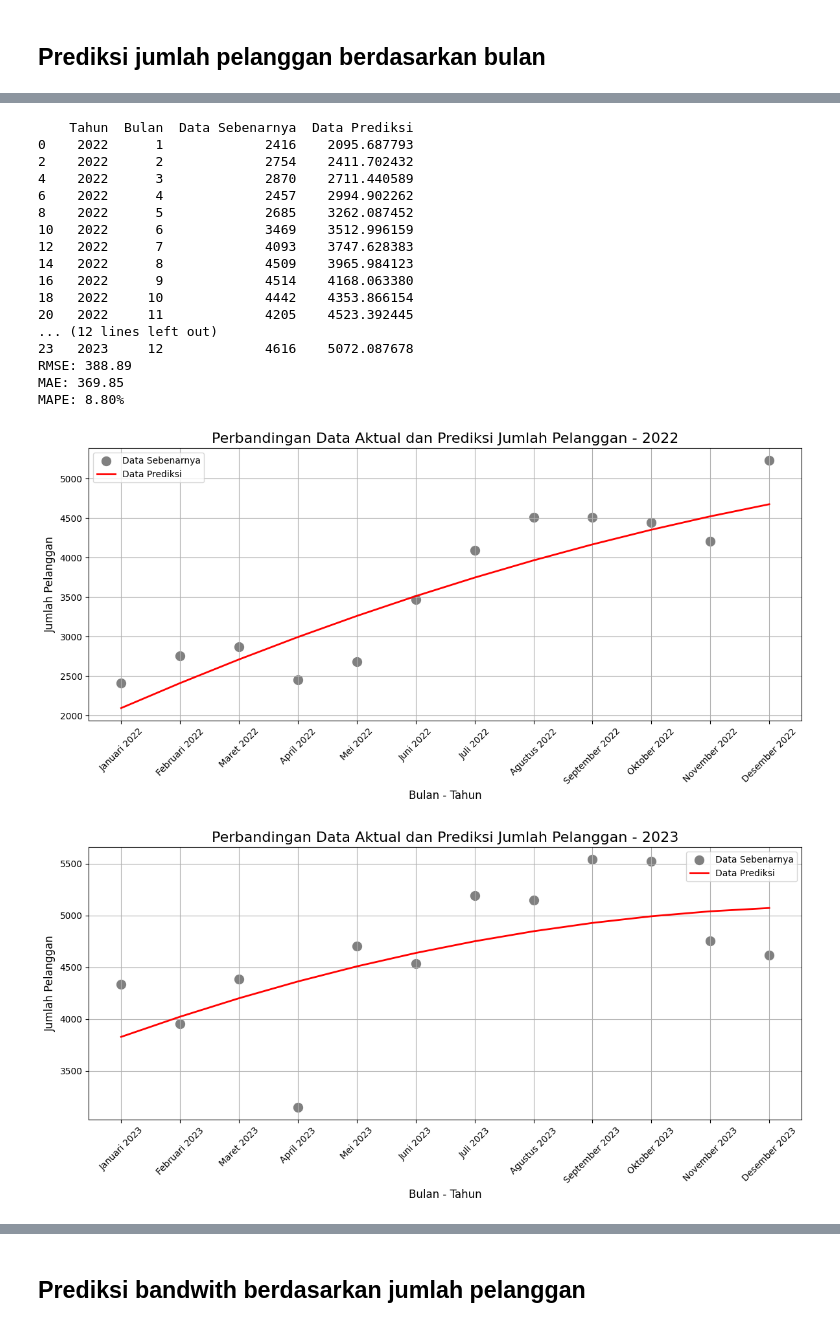
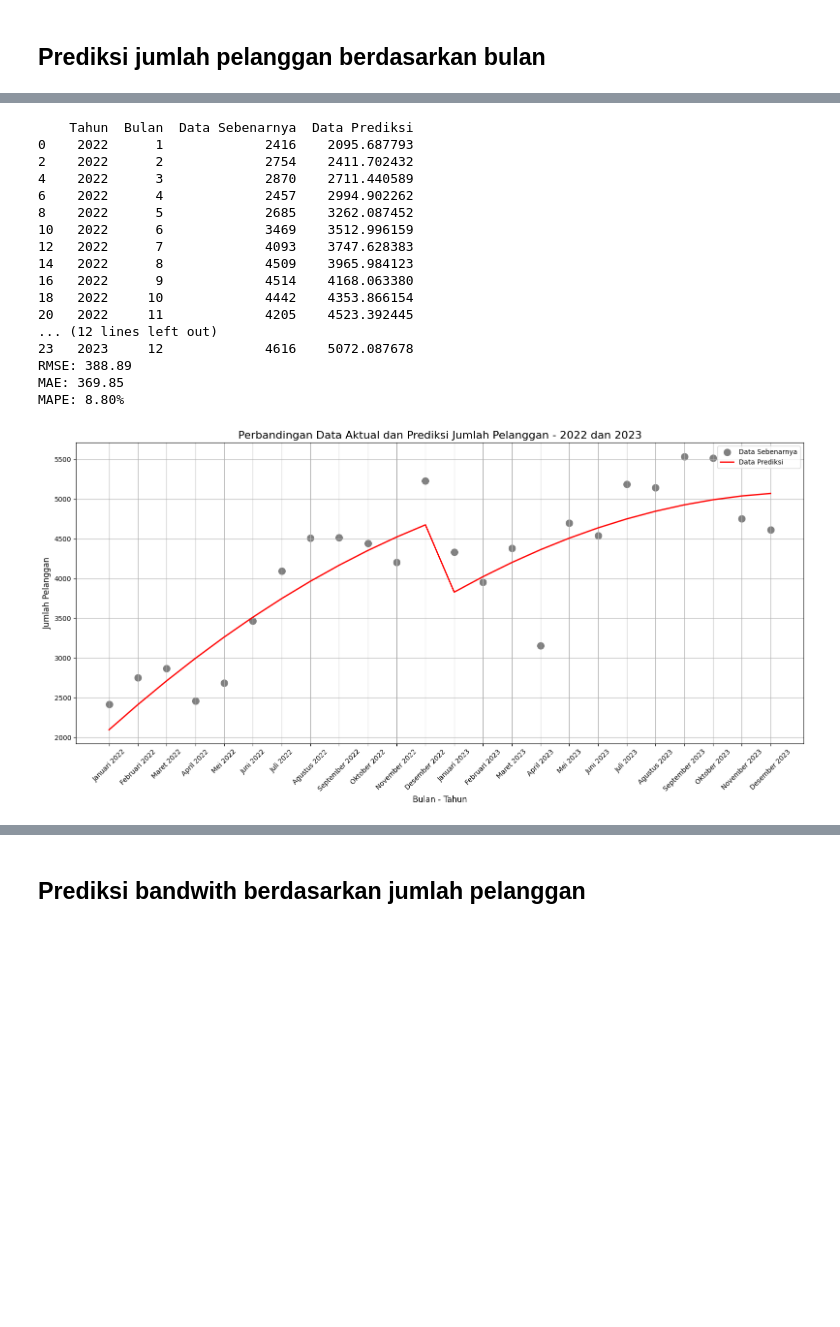
Before and after one commit to irwanmaulana42/google-collab, a Jupyter notebook: Iconnet_Linear_Regresi_dan_Random_Forest.ipynb, the cells around one changed output, grey strips where cells are left out. Saved outputs shown, nothing was run; the diff lists cells and outputs as text; code cells hidden in the pictures; blank space fills up the shorter version.

```diff
--- a/Iconnet_Linear_Regresi_dan_Random_Forest.ipynb
+++ b/Iconnet_Linear_Regresi_dan_Random_Forest.ipynb
@@ -519,61 +519,82 @@ print(f"MAPE: {mape:.2f}%")
 df_2022 = df_hasil[df_hasil['Tahun'] == 2022]
 df_2023 = df_hasil[df_hasil['Tahun'] == 2023]
 
-# Menyiapkan label bulan untuk tahun 2022
-x_labels_2022 = [f'{month_names[month-1]} 2022' for month in df_2022['Bulan']]
+# # Menyiapkan label bulan untuk tahun 2022
+# x_labels_2022 = [f'{month_names[month-1]} 2022' for month in df_2022['Bulan']]
 
-# Membuat plot untuk tahun 2022
-plt.figure(figsize=(12, 6))
-plt.scatter(df_2022['Bulan'], df_2022['Data Sebenarnya'], color='gray', label='Data Sebenarnya', s=100)
-plt.plot(df_2022['Bulan'], df_2022['Data Prediksi'], label='Data Prediksi', color='red', linewidth=2)
-plt.title('Perbandingan Data Aktual dan Prediksi Jumlah Pelanggan - 2022', fontsize=16)
+# # Membuat plot untuk tahun 2022
+# plt.figure(figsize=(12, 6))
+# plt.scatter(df_2022['Bulan'], df_2022['Data Sebenarnya'], color='gray', label='Data Sebenarnya', s=100)
+# plt.plot(df_2022['Bulan'], df_2022['Data Prediksi'], label='Data Prediksi', color='red', linewidth=2)
+# plt.title('Perbandingan Data Aktual dan Prediksi Jumlah Pelanggan - 2022', fontsize=16)
+# plt.xlabel('Bulan - Tahun', fontsize=12)
+# plt.ylabel('Jumlah Pelanggan', fontsize=12)
+# plt.xticks(df_2022['Bulan'], x_labels_2022, rotation=45)
+# plt.legend()
+# plt.tight_layout()
+# plt.grid(True)
+# plt.show()
+
+# # Menyiapkan label bulan untuk tahun 2023
+# x_labels_2023 = [f'{month_names[month-1]} 2023' for month in df_2023['Bulan']]
+
+# # Membuat plot untuk tahun 2023
+# plt.figure(figsize=(12, 6))
+# plt.scatter(df_2023['Bulan'], df_2023['Data Sebenarnya'], color='gray', label='Data Sebenarnya', s=100)
+# plt.plot(df_2023['Bulan'], df_2023['Data Prediksi'], label='Data Prediksi', color='red', linewidth=2)
+# plt.title('Perbandingan Data Aktual dan Prediksi Jumlah Pelanggan - 2023', fontsize=16)
+# plt.xlabel('Bulan - Tahun', fontsize=12)
+# plt.ylabel('Jumlah Pelanggan', fontsize=12)
+# plt.xticks(df_2023['Bulan'], x_labels_2023, rotation=45)
+# plt.legend()
+# plt.tight_layout()
+# plt.grid(True)
+# plt.show()
+
+# Menyiapkan label bulan untuk tahun 2022 dan 2023
+x_labels = [f'{month_names[month-1]} 2022' for month in df_2022['Bulan']] + \
+           [f'{month_names[month-1]} 2023' for month in df_2023['Bulan']]
+
+# Gabungkan data untuk kedua tahun
+bulan_all = list(df_2022['Bulan']) + list(df_2023['Bulan'] + 12)  # Offset bulan 2023 agar berlanjut setelah 2022
+data_sebenarnya_all = list(df_2022['Data Sebenarnya']) + list(df_2023['Data Sebenarnya'])
+data_prediksi_all = list(df_2022['Data Prediksi']) + list(df_2023['Data Prediksi'])
+
+# Membuat plot gabungan
+plt.figure(figsize=(16, 8))
+plt.scatter(bulan_all, data_sebenarnya_all, color='gray', label='Data Sebenarnya', s=100)
+plt.plot(bulan_all, data_prediksi_all, label='Data Prediksi', color='red', linewidth=2)
+plt.title('Perbandingan Data Aktual dan Prediksi Jumlah Pelanggan - 2022 dan 2023', fontsize=16)
 plt.xlabel('Bulan - Tahun', fontsize=12)
 plt.ylabel('Jumlah Pelanggan', fontsize=12)
-plt.xticks(df_2022['Bulan'], x_labels_2022, rotation=45)
+plt.xticks(ticks=range(1, len(x_labels) + 1), labels=x_labels, rotation=45)
 plt.legend()
 plt.tight_layout()
 plt.grid(True)
 plt.show()
-
-# Menyiapkan label bulan untuk tahun 2023
-x_labels_2023 = [f'{month_names[month-1]} 2023' for month in df_2023['Bulan']]
-
-# Membuat plot untuk tahun 2023
-plt.figure(figsize=(12, 6))
-plt.scatter(df_2023['Bulan'], df_2023['Data Sebenarnya'], color='gray', label='Data Sebenarnya', s=100)
-plt.plot(df_2023['Bulan'], df_2023['Data Prediksi'], label='Data Prediksi', color='red', linewidth=2)
-plt.title('Perbandingan Data Aktual dan Prediksi Jumlah Pelanggan - 2023', fontsize=16)
-plt.xlabel('Bulan - Tahun', fontsize=12)
-plt.ylabel('Jumlah Pelanggan', fontsize=12)
-plt.xticks(df_2023['Bulan'], x_labels_2023, rotation=45)
-plt.legend()
-plt.tight_layout()
-plt.grid(True)
-plt.show()
 # %% [output]
 The behavior will change in pandas 3.0. This inplace method will never work because the intermediate object on which we are setting values always behaves as a copy.
 
 For example, when doing 'df[col].method(value, inplace=True)', try using 'df.method({col: value}, inplace=True)' or df[col] = df[col].method(value) instead, to perform the operation inplace on the ori ...
 
 
   df_hasil['Data Sebenarnya'].fillna(0, inplace=True)
 [figure]
     Tahun  Bulan  Data Sebenarnya  Data Prediksi
 0    2022      1             2416    2095.687793
 2    2022      2             2754    2411.702432
 4    2022      3             2870    2711.440589
 6    2022      4             2457    2994.902262
 8    2022      5             2685    3262.087452
 10   2022      6             3469    3512.996159
 12   2022      7             4093    3747.628383
 14   2022      8             4509    3965.984123
 16   2022      9             4514    4168.063380
 18   2022     10             4442    4353.866154
 20   2022     11             4205    4523.392445
 ... (12 lines left out)
 23   2023     12             4616    5072.087678
 RMSE: 388.89
 MAE: 369.85
 MAPE: 8.80%
-[figure, old version]
+[figure, new version]
-[figure, removed]
```
Also changed, not shown: parts of 3 cells of this notebook.
